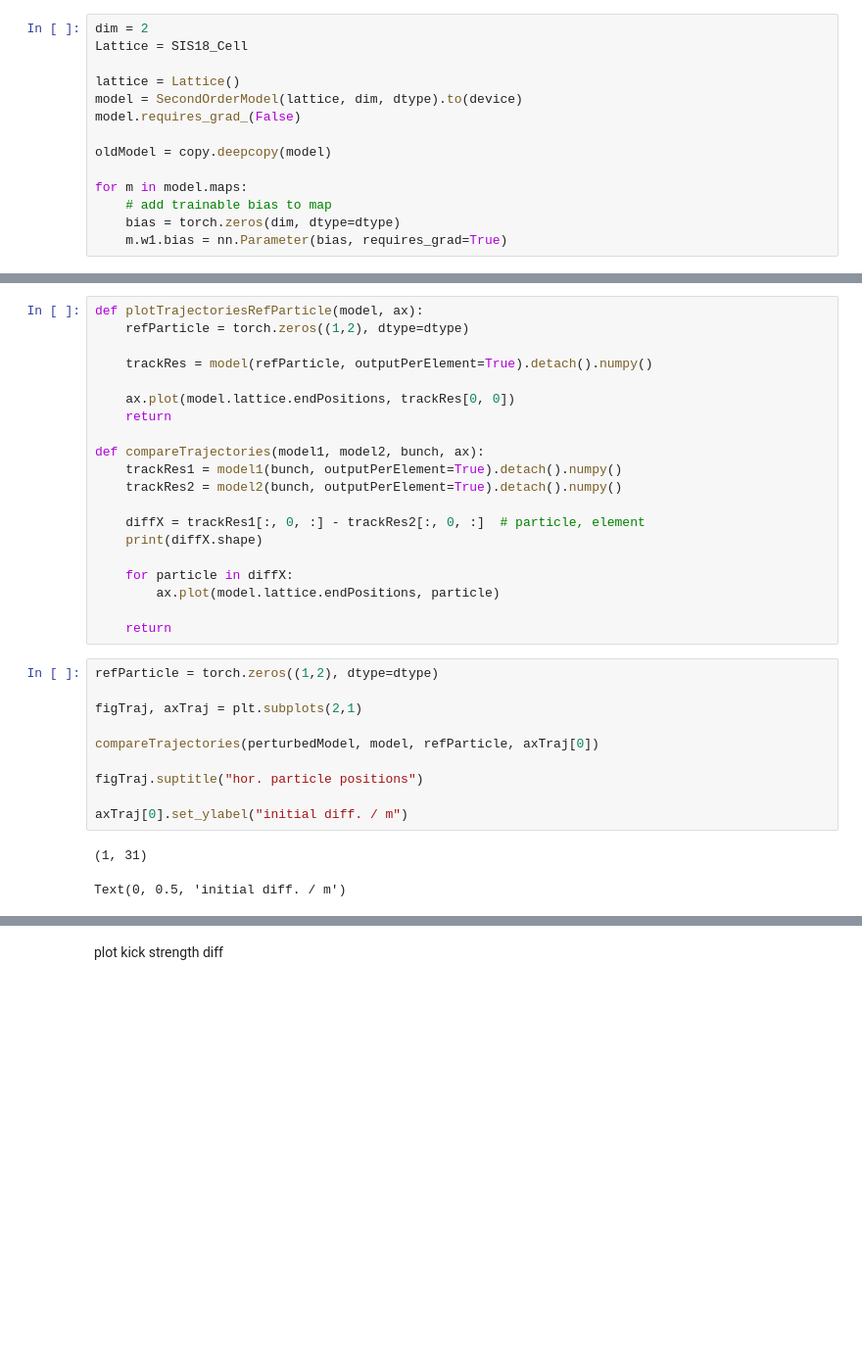
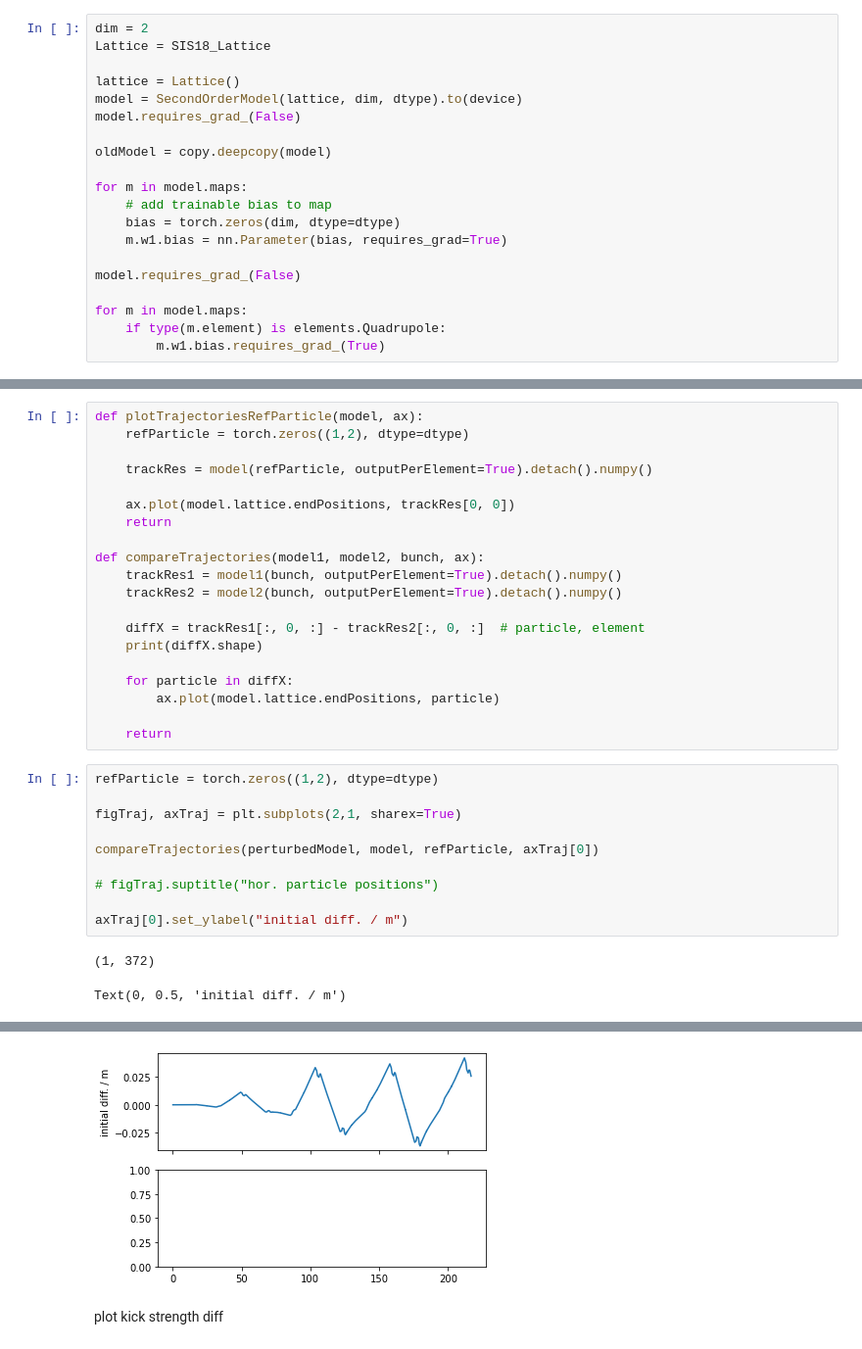
Before and after one commit to cc97nitu/Playground, a Jupyter notebook: GroundTorchOcelot/src/Train/CellOrbitCorrection.ipynb, the cells around one changed output, grey strips where cells are left out. Shown at 98% size. Saved outputs shown, nothing was run; the diff lists cells and outputs as text; blank space fills up the shorter version.

Commit message:
jupyter notebook to perform TM-PNN training on task of disturbed quadrupole

```diff
--- a/GroundTorchOcelot/src/Train/CellOrbitCorrection.ipynb
+++ b/GroundTorchOcelot/src/Train/CellOrbitCorrection.ipynb
@@ -39,7 +37,7 @@ device = torch.device("cpu")
 create model
 # %%
 dim = 2
-Lattice = SIS18_Cell
+Lattice = SIS18_Lattice
 
 lattice = Lattice()
 model = SecondOrderModel(lattice, dim, dtype).to(device)
@@ -51,6 +49,12 @@ for m in model.maps:
     # add trainable bias to map
     bias = torch.zeros(dim, dtype=dtype)
     m.w1.bias = nn.Parameter(bias, requires_grad=True)
+
+model.requires_grad_(False)
+
+for m in model.maps:
+    if type(m.element) is elements.Quadrupole:
+        m.w1.bias.requires_grad_(True)
 # %% [markdown]
 create accelerator
 # %%
@@ -119,13 +123,13 @@ def compareTrajectories(model1, model2, bunch, ax):
 # %%
 refParticle = torch.zeros((1,2), dtype=dtype)
 
-figTraj, axTraj = plt.subplots(2,1)
+figTraj, axTraj = plt.subplots(2,1, sharex=True)
 
 compareTrajectories(perturbedModel, model, refParticle, axTraj[0])
 
-figTraj.suptitle("hor. particle positions")
+# figTraj.suptitle("hor. particle positions")
 
 axTraj[0].set_ylabel("initial diff. / m")
 # %% [output]
-(1, 31)
+(1, 372)
 Text(0, 0.5, 'initial diff. / m')
@@ -133,3 +136,4 @@ Text(0, 0.5, 'initial diff. / m')
+[figure, added]
 # %% [markdown]
 plot kick strength diff
 # %%
```
Also changed, not shown: parts of 23 cells of this notebook, 2 other files.
